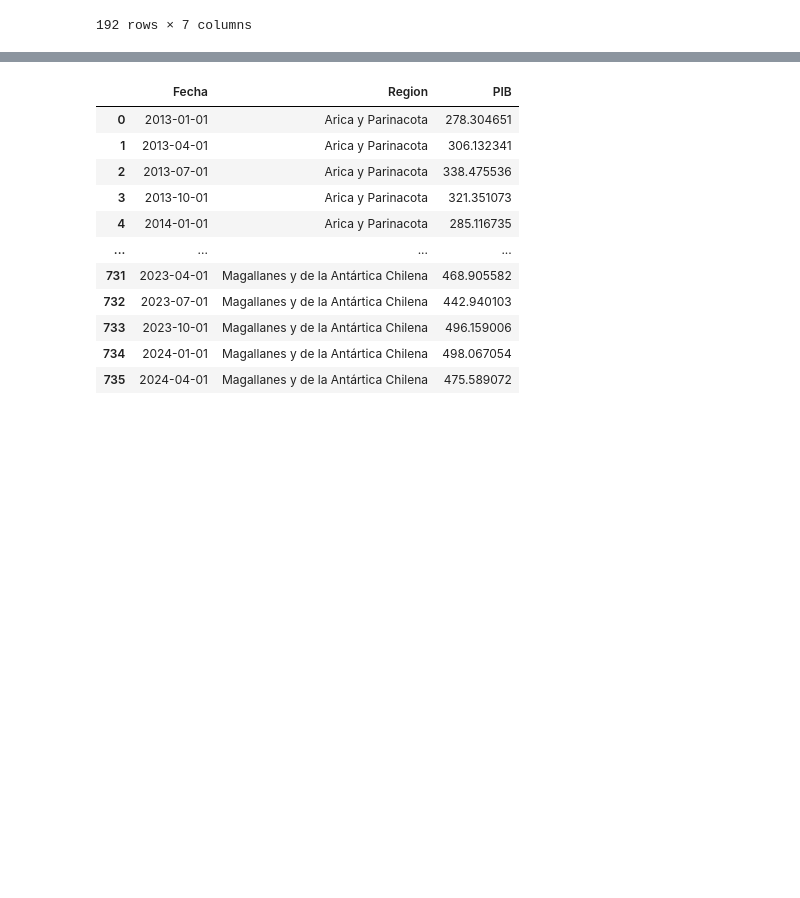
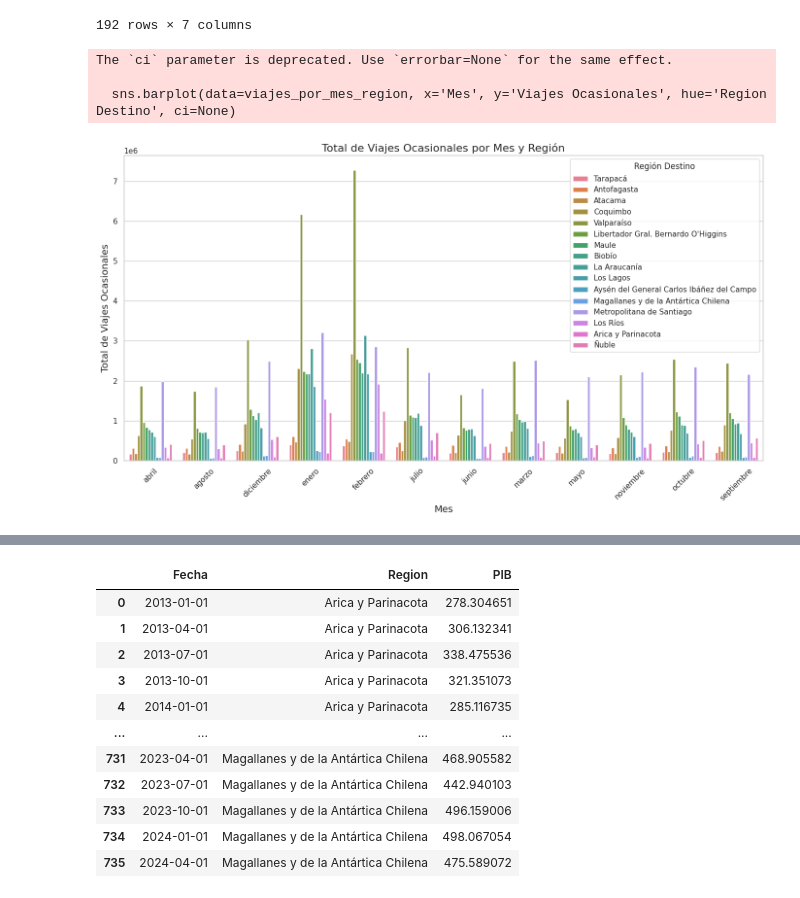
Before and after one commit to bartowen/Tour_Data_Pro, a Jupyter notebook: src/2-ExploracionDataframes.ipynb, the cells around one changed output, grey strips where cells are left out. Cells and saved outputs as stored; diff of their text form; code cells hidden in the pictures; blank space fills up the shorter version.

Commit message:
Exploración Temporadas Gráfico

```diff
--- a/src/2-ExploracionDataframes.ipynb
+++ b/src/2-ExploracionDataframes.ipynb
@@ -161,6 +161,30 @@ viajes_por_mes_region
 | 190 | 16 | Ñuble | octubre | 511155 | 619940.166667 | 295381.969961 | Media |
 | 191 | 16 | Ñuble | septiembre | 567282 | 619940.166667 | 295381.969961 | Media |
 192 rows × 7 columns
+# %%
+import seaborn as sns
+import matplotlib.pyplot as plt
+
+sns.set(style="whitegrid")
+
+# Crear el gráfico
+plt.figure(figsize=(14, 8))
+sns.barplot(data=viajes_por_mes_region, x='Mes', y='Viajes Ocasionales', hue='Region Destino', ci=None)
+
+# Configurar título y etiquetas
+plt.title('Total de Viajes Ocasionales por Mes y Región', fontsize=16)
+plt.xlabel('Mes', fontsize=14)
+plt.ylabel('Total de Viajes Ocasionales', fontsize=14)
+plt.xticks(rotation=45)  # Rotar los nombres de los meses para mejor legibilidad
+plt.legend(title='Región Destino')
+
+plt.tight_layout()
+plt.show()
+# %% [output]
+The `ci` parameter is deprecated. Use `errorbar=None` for the same effect.
+
+  sns.barplot(data=viajes_por_mes_region, x='Mes', y='Viajes Ocasionales', hue='Region Destino', ci=None)
+[figure, added]
 # %%
 # Lectura DataFrame Pib Regional
 
```
